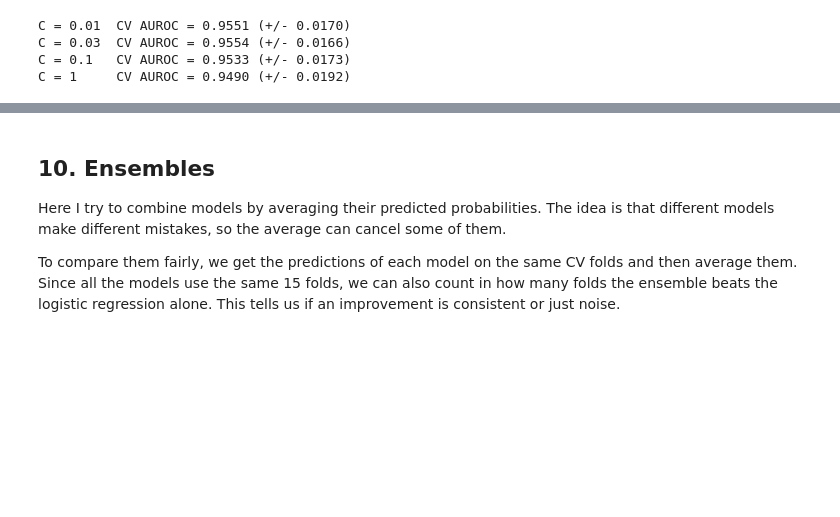
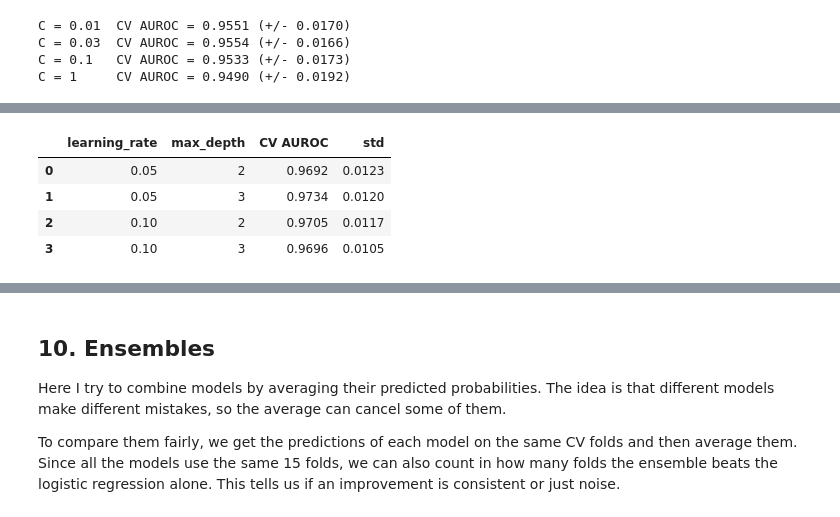
Before and after one commit to albertogomezsoteres/kaggle-classical-music-ml, a Jupyter notebook: notebooks/classical_music_ml.ipynb, the cells around one changed output, grey strips where cells are left out. Saved outputs shown, nothing was run; the diff lists cells and outputs as text; code cells hidden in the pictures; blank space fills up the shorter version.

```diff
--- a/notebooks/classical_music_ml.ipynb
+++ b/notebooks/classical_music_ml.ipynb
@@ -469,0 +473,13 @@ As a first step I compare two models from class with simple settings: a logistic
+# %%
+# These rules give a score to each account without training anything. A higher score means more likely to buy
+rules = {
+    'Subscribed in 2013-14': X['sub_2013'],
+    'Seasons in a row': X['sub_streak'],
+    'Seasons in a row, then most recent': X['sub_streak'] + 1 / (1 + X['years_since_sub']),
+}
+
+# We score each rule on the same 15 validation folds that we use for the models
+cv = RepeatedStratifiedKFold(n_splits=5, n_repeats=3, random_state=0)
+for name, score in rules.items():
+    aucs = np.array([roc_auc_score(y[val_index], score.values[val_index]) for _, val_index in cv.split(X, y)])
+    print('{:<36} CV AUROC = {:.4f} (+/- {:.4f})'.format(name, aucs.mean(), aucs.std()))
@@ -680,0 +728,13 @@ The SVC is the weakest of the four models (~0.955 at best) and it gets worse whe
+# %%
+ada_results = []
+
+# For AdaBoost we tune the number of weak learners and the learning rate
+for n in [50, 100, 200, 400]:
+    for lr in [0.1, 0.5, 1.0]:
+        model = AdaBoostClassifier(n_estimators=n, learning_rate=lr, random_state=0)
+        aucs = cv_auroc(model, X, y)
+        ada_results.append({'n_estimators': n, 'learning_rate': lr, 'CV AUROC': aucs.mean()})
+
+# Then we show the results as a table
+ada_results = pd.DataFrame(ada_results).round(4)
+ada_results.pivot(index='n_estimators', columns='learning_rate', values='CV AUROC')
@@ -680,0 +748,18 @@ The SVC is the weakest of the four models (~0.955 at best) and it gets worse whe
+# %%
+gb_results = []
+
+# For gradient boosting we keep the trees small and use subsampling, two of the ways from class to reduce overfitting
+for lr in [0.05, 0.1]:
+    for depth in [2, 3]:
+        model = GradientBoostingClassifier(n_estimators=200, learning_rate=lr, max_depth=depth, subsample=0.8, random_state=0)
+        aucs = cv_auroc(model, X, y)
+        gb_results.append({'learning_rate': lr, 'max_depth': depth, 'CV AUROC': aucs.mean(), 'std': aucs.std()})
+
+gb_results = pd.DataFrame(gb_results).round(4)
+gb_results
+# %% [output]
+|  | learning_rate | max_depth | CV AUROC | std |
+| 0 | 0.05 | 2 | 0.9692 | 0.0123 |
+| 1 | 0.05 | 3 | 0.9734 | 0.0120 |
+| 2 | 0.10 | 2 | 0.9705 | 0.0117 |
+| 3 | 0.10 | 3 | 0.9696 | 0.0105 |
```
Also changed, not shown: parts of 27 cells of this notebook, 1 other file.
